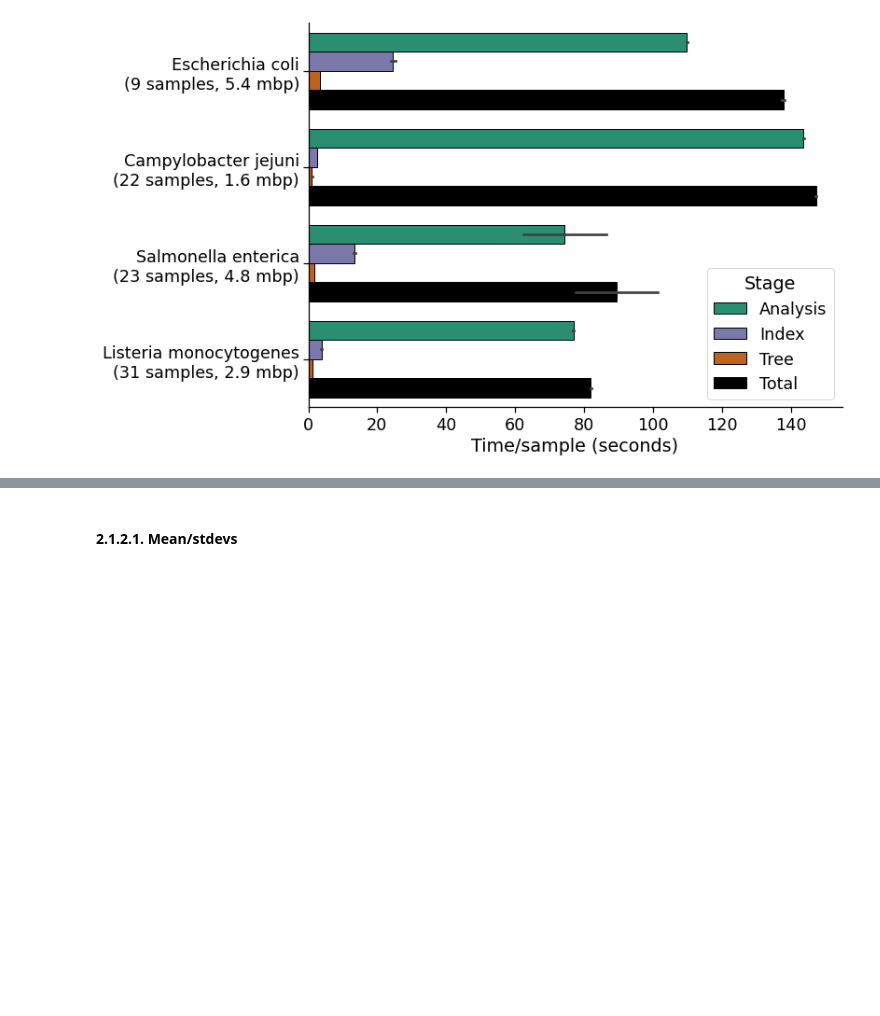
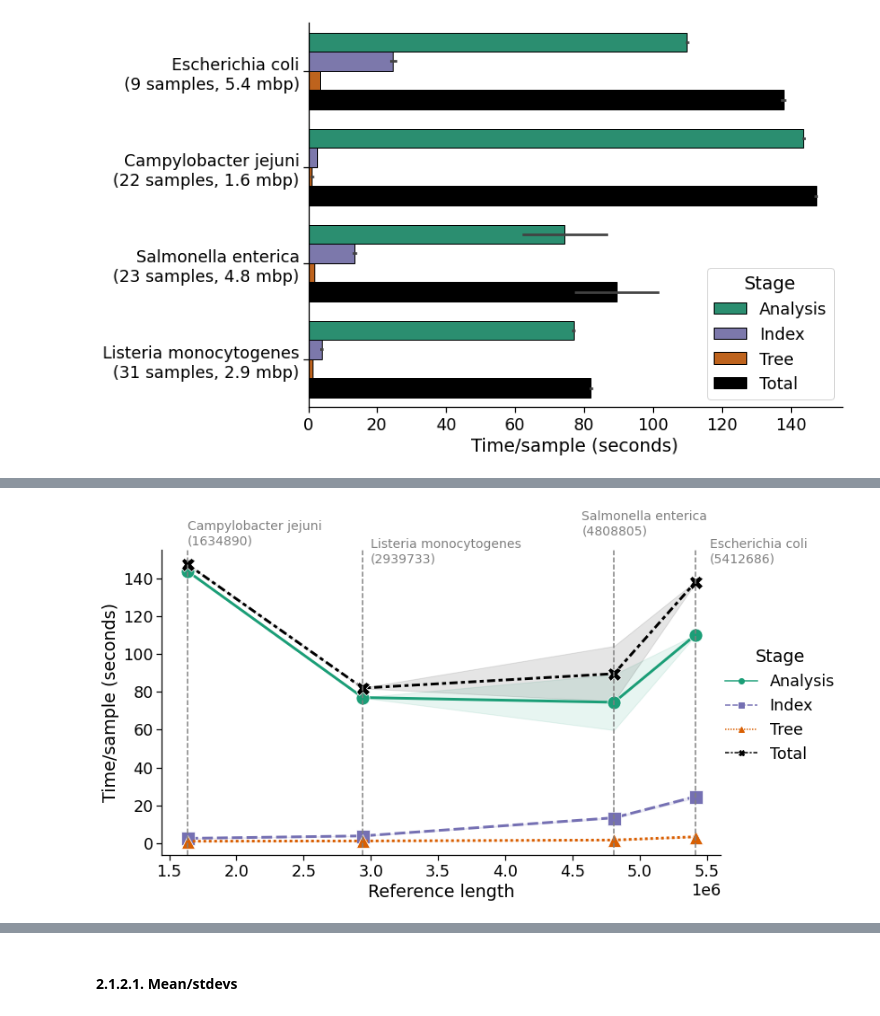
Before and after one commit to apetkau/genomics-data-index-evaluation-manuscript, a Jupyter notebook: evaluations/reads/5-analysis-runtime.ipynb, the cells around one changed output, grey strips where cells are left out. Saved outputs shown, nothing was run; the diff lists cells and outputs as text; code cells hidden in the pictures; blank space fills up the shorter version.

```diff
--- a/evaluations/reads/5-analysis-runtime.ipynb
+++ b/evaluations/reads/5-analysis-runtime.ipynb
@@ -144,3 +237,38 @@ with sns.plotting_context("notebook", font_scale=1.6):
+# %%
+with sns.plotting_context("notebook", font_scale=1.6):
+    cat_order = index_info_runtime_df.groupby('Label').agg('first').sort_values('Number samples').index.tolist()
+
+    g = sns.relplot(x='Reference length', y='Time/sample (seconds)',
+                    hue="Stage", style="Stage", ci="sd", estimator="mean", kind="line",
+                    data=index_info_runtime_df,
+                    height=6, aspect=1.7,
+                    linewidth=3, markersize=15, err_kws={"alpha": 0.1},
+                    palette=stages_palette,
+                    markers=stages_markers)
+
+    for ax in g.axes.flat:
+        idx = 0
+        for name, values in organism_info_df.iterrows():
+            value = values.loc['Reference length']
+            ax.axvline(value, color='gray', ls='--')
+            ylim = ax.get_ylim()
+            ylen = ylim[1] - ylim[0]
+            if name == 'Campylobacter jejuni':
+                ypos = ylim[1] + 3
+                xpos = value - 1
+            elif name == 'Salmonella enterica':
+                ypos = ylim[1] + ylen * 0.05
+                xpos = value - value * 0.05
+            else:
+                ypos = ylim[1] - ylen * 0.04
+                xpos = value + value * 0.02
+            ax.text(xpos, ypos, f'{name}\n({value:0.0f})', fontdict={'size': 14, 'color': 'gray'})
+
+            idx += 1
+
+    # plt.savefig('figures/index-runtime.pdf')
+# %% [output]
+[figure, added]
 # %%
 with sns.plotting_context("notebook", font_scale=1.6):
     cat_order = index_info_runtime_df.groupby('Label').agg('first').sort_values('Number samples').index.tolist()
```
Also changed, not shown: parts of 12 cells of this notebook.
